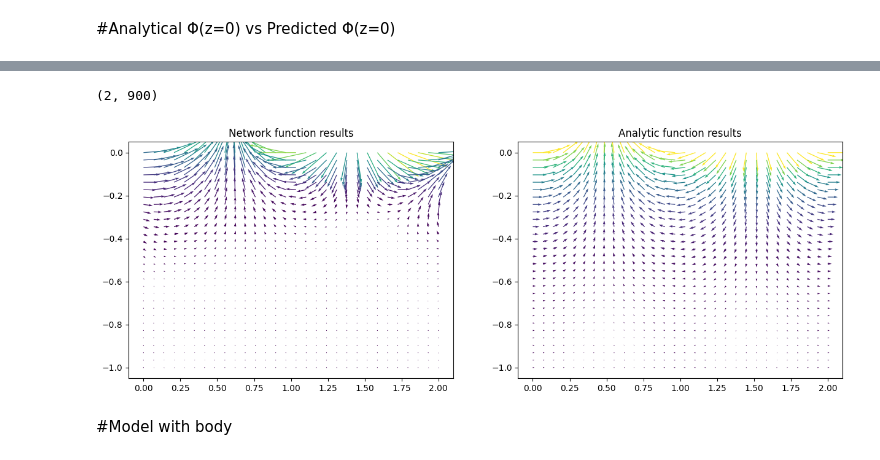
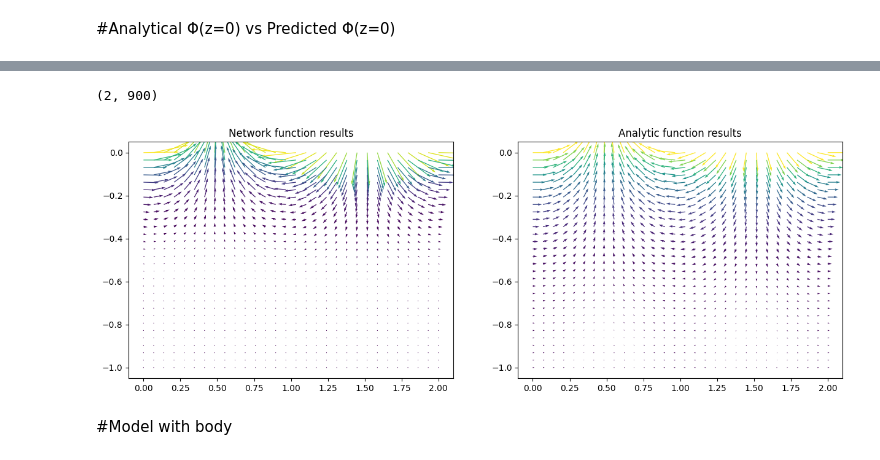
Before and after one commit to LuigiElo/DL-PINNs, a Jupyter notebook: PINN_LaPlace2D_Pytorch.ipynb, the cells around one changed output, grey strips where cells are left out. Drawn from its saved outputs; the diff is of its cells as text; code cells hidden in the pictures.

```diff
--- a/PINN_LaPlace2D_Pytorch.ipynb
+++ b/PINN_LaPlace2D_Pytorch.ipynb
@@ -753,7 +783,7 @@ plotLoss(num_epochs)
 def getTestData():
   total_test_data = []
   total_test_data_scaled = []
-  test_data_size=50
+  test_data_size=400
   #generate test data
   test_input_data_function_approximation, test_target_data_function_approximation = generate_data_function_approximation(test_data_size)
   test_input_data_boundary_conditions_0, test_input_data_boundary_conditions_1 = generate_periodic_boundary_data(test_data_size, x1_values=[0, 2])
@@ -768,7 +798,7 @@ def getTestData():
   total_test_data.extend(test_input_data_vel_bottom)
 
   #normalize data
-  test_input_data_function_approximation, test_input_data_boundary_conditions_0, test_input_data_boundary_conditions_1, test_input_data_pde_loss, test_input_data_vel_bottom = normalize_data(test_input_data_function_approximation, test_input_data_boundary_conditions_0, test_input_data_boundary_conditions_1, test_input_data_pde_loss, test_input_data_vel_bottom,test_data_size)
+  test_input_data_function_approximation, test_input_data_boundary_conditions_0, test_input_data_boundary_conditions_1, test_input_data_pde_loss, test_input_data_vel_bottom, scaler = normalize_data(test_input_data_function_approximation, test_input_data_boundary_conditions_0, test_input_data_boundary_conditions_1, test_input_data_pde_loss, test_input_data_vel_bottom,test_data_size)
 
 
   #add standardized data
@@ -788,9 +818,9 @@ def getTestData():
   print(output2.shape,(total_test_data_scaled.shape))
   print(total_test_data.shape)
 
-  return total_test_data, total_test_data_scaled, output2
+  return total_test_data, total_test_data_scaled, output2, scaler
 # %%
-total_test_data, total_test_data_scaled, output2 = getTestData()
+total_test_data, total_test_data_scaled, output2, scaler = getTestData()
 x = total_test_data[:,0]
 y = total_test_data[:,1]
 print(x,y)
@@ -823,19 +839,16 @@ y = np.linspace(0,-1,90)
 X,Y  = np.meshgrid(x,y)
 
 # Stack X and Y vertically
-data = np.vstack([X.flatten(), Y.flatten()]).T
+data = np.column_stack((X.ravel(), Y.ravel()))
+print(data)
 
 # Create and fit the scaler
-scaler = StandardScaler()
-scaled_data = scaler.fit_transform(data)
+scaled_data = scaler.transform(data)
 
-surface_output= model(torch.Tensor(scaled_data))/2
+surface_output= model(torch.Tensor(scaled_data))
+
 # Assuming the model output is 1D, reshape it to 2D
 Z = surface_output.detach().numpy().reshape(X.shape)
-#predicted_data_2d = Z.reshape(X.shape)
-
-
-
 
 # Create a 3D plot
 fig = plt.figure(figsize=(10, 8))
@@ -877,10 +897,13 @@ X,Y  = np.meshgrid(x,y)
 
 # Stack X and Y vertically
 data = np.vstack([X.flatten(), Y.flatten()]).T
+print(data)
 
-# Create and fit the scaler
-scaler = StandardScaler()
-scaled_data = scaler.fit_transform(data)
+scaled_data = scaler.transform(data)
+
+
+print(scaled_data)
+
 
 surface_output= behaviour_func(data)
 # Assuming the model output is 1D, reshape it to 2D
@@ -1007,39 +1044,37 @@ def compareVelocity2Analytical(body=False):
   # Stack X and Y vertically
   data = np.vstack([X.flatten(), Y.flatten()]).T
 
-  # Create and fit the scaler
-  scaler = StandardScaler()
-  scaled_data = scaler.fit_transform(data)
+  scaled_data = scaler.transform(data)
 
   # Calculate velocity of water for specific x,y direction
   u_analytic, v_analytic  = velocity_func(positions.T)
   u_network, v_network = compute_output_grad(torch.Tensor(scaled_data))
   u_network = u_network.detach().numpy()
   v_network = v_network.detach().numpy()
 
 
   fig , axs = plt.subplots(1,2, figsize = (15,5))
   axs[0].quiver(X,Y,u_network, v_network, v_network**2+u_network**2 )
   axs[0].set_title('Network function results')
   if(not body):
     axs[1].quiver(X,Y,u_analytic,v_analytic,(v_analytic**2+u_analytic**2))
     axs[1].set_title('Analytic function results')
 
 
   if(body):
   # Add the black square to both plots
     for ax in axs:
         square = plt.Rectangle(square_top_left, square_width, square_height, edgecolor='black', facecolor='black', linewidth=2)
         ax.add_patch(square)
 
   # Show the plot
   plt.show()
 
 
 compareVelocity2Analytical()
 # %% [output]
 (2, 900)
-[figure, old version]
+[figure, new version]
 # %% [markdown]
 #Model with body
 # %% [markdown]
```
Also changed, not shown: parts of 16 cells of this notebook.
